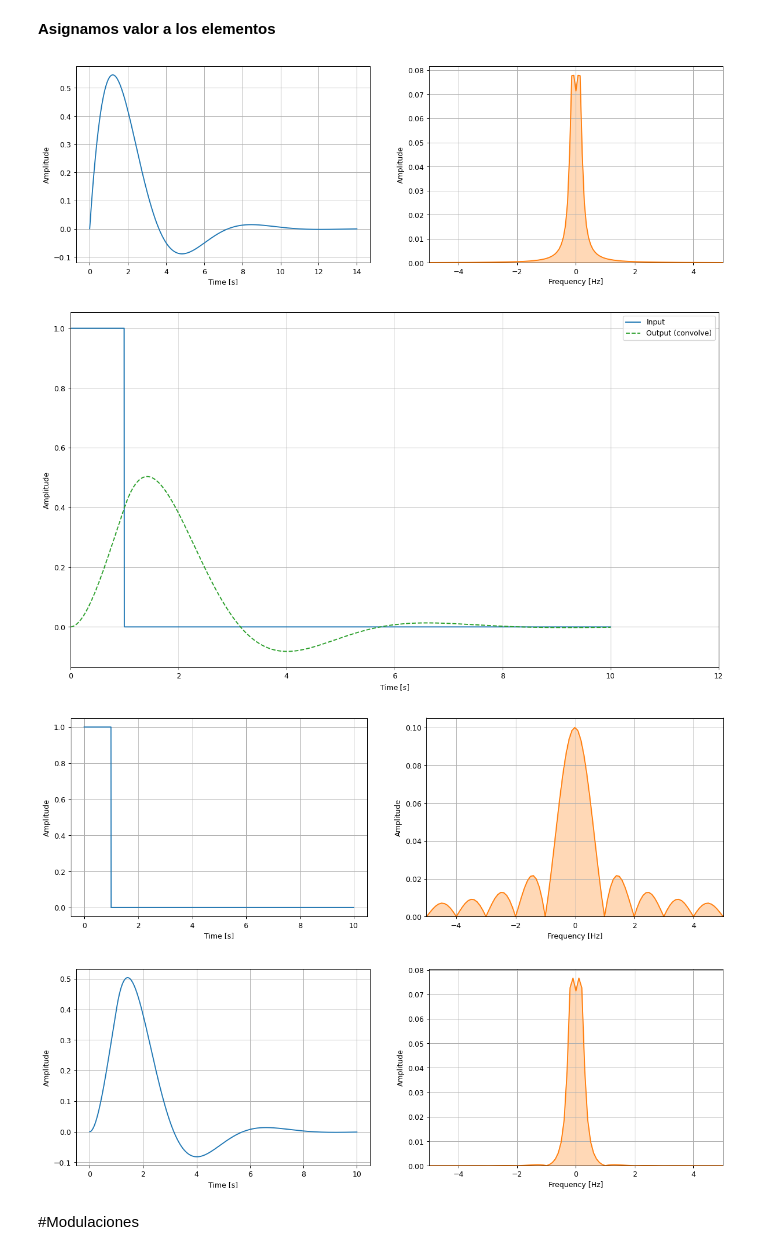
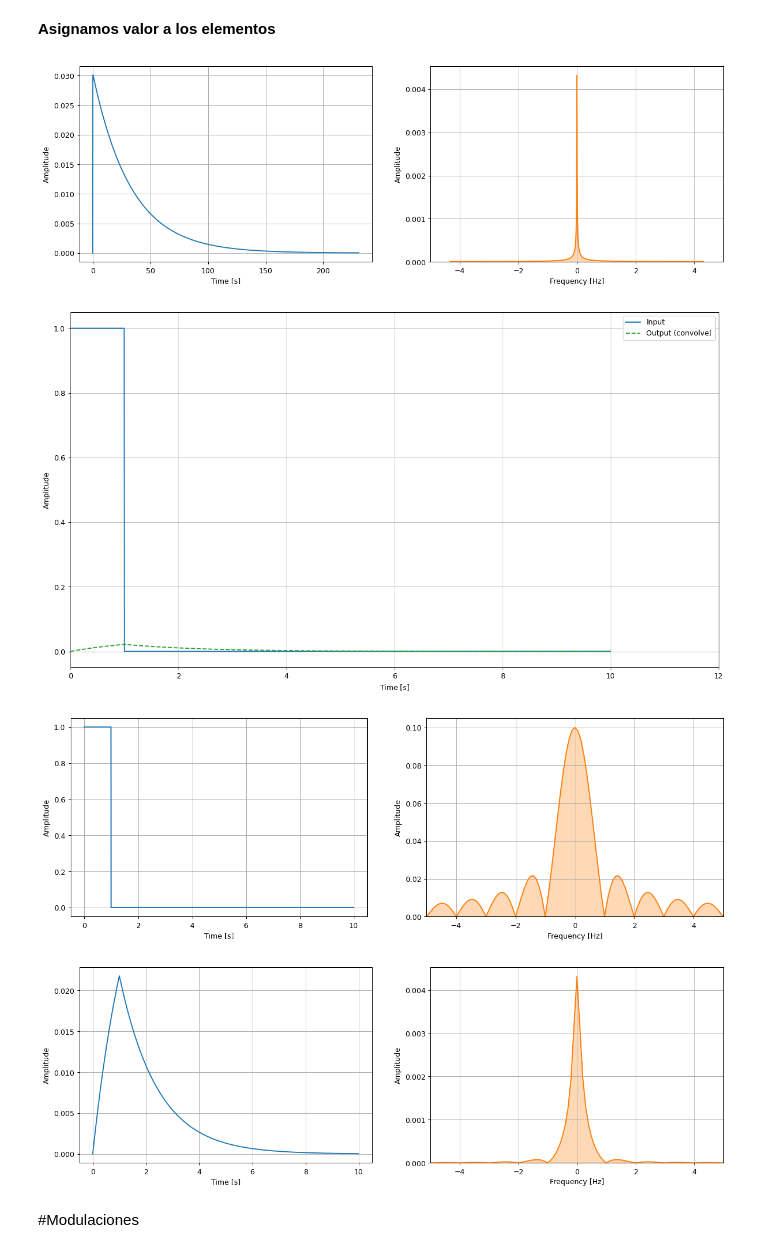
Before and after one commit to Juanchp00/Teor-a-de-se-ales, a Jupyter notebook: Teoría_de_señales_ultima_modificación.ipynb, the cells around one changed output. Drawn from its saved outputs; the diff is of its cells as text; code cells hidden in the pictures.

```diff
--- a/Teoría_de_señales_ultima_modificación.ipynb
+++ b/Teoría_de_señales_ultima_modificación.ipynb
@@ -209,21 +209,21 @@ $\displaystyle \frac{C R_{1} jw}{C jw \left(R_{1} + R_{2}\right) + 1}$
 # %% [markdown]
 **Asignamos valor a los elementos**
 # %%
-c1=1
-r1=1
-r2=1
+c1=0.01
+r1=100
+r2=3300
 
 #Encontramos respuesta al impulso
 n1=c1*r1
 n2=c1*r2
 num = [n1,] # b1
 den = [n1, n2,1] #a2,a1, a0
 t = np.linspace(0, 10, 2000)
 lti_system = lti(num, den)
 t, h=lti_system.impulse(N=2000)
 fft_plot(t,h,-5,5)
 # %% [output]
-[figure, old version]
+[figure, new version]
 # %%
 #Encontramos respuesta a la salida tras convolución
 t = np.linspace(0, 10, 2000)
@@ -248,9 +248,9 @@ fft_plot(t,input_,-5,5)
 #Señal a la salida
 fft_plot(t,output_c,-5,5)
 # %% [output]
-[figure, old version]
+[figure, new version]
 [figure]
-[figure, old version]
+[figure, new version]
 # %% [markdown]
 #Modulaciones
 # %% [markdown]
```
Also changed, not shown: parts of 36 cells of this notebook.
